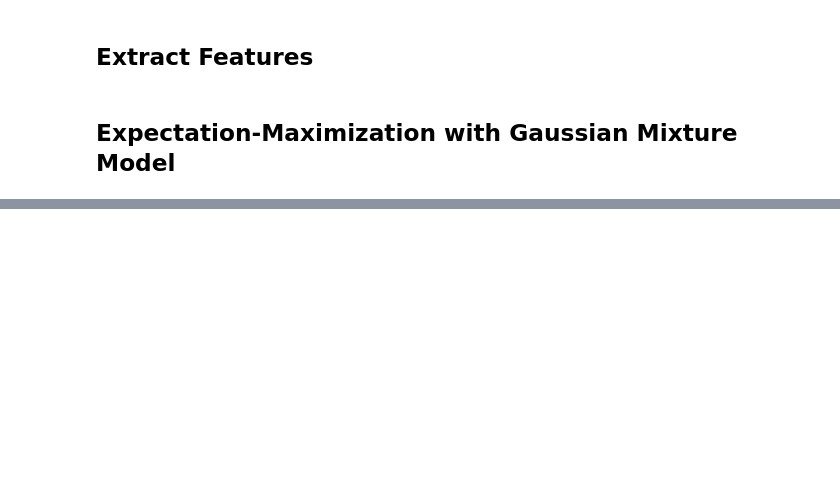
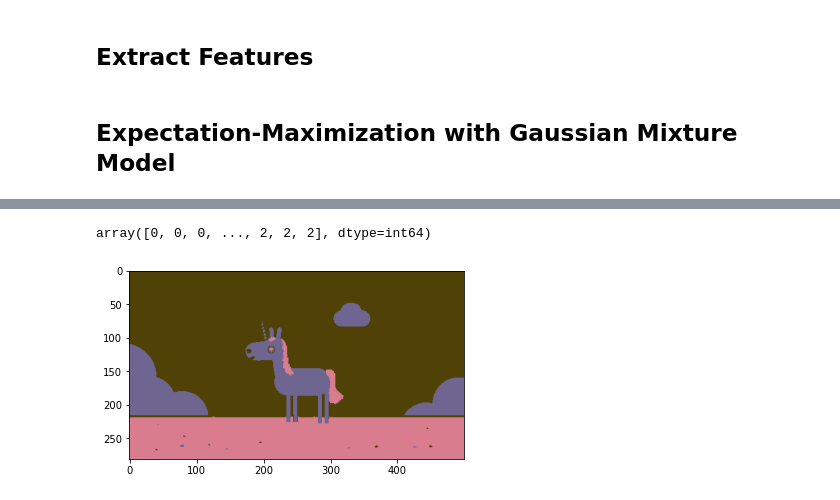
Before and after one commit to Xxxxhx/EM-image-seg, a Jupyter notebook: EM_Segmentation.ipynb, the cells around one changed output, grey strips where cells are left out. Cells and saved outputs as stored; diff of their text form; code cells hidden in the pictures; blank space fills up the shorter version.

```diff
--- a/EM_Segmentation.ipynb
+++ b/EM_Segmentation.ipynb
@@ -64,0 +81,13 @@ plt.imshow(clustered_img)
+# %%
+k=3
+from cluster import kMeanCluster
+kmc = kMeanCluster(k)
+feature = norm_and_extract_features(img, rgb_weight= 0.7)
+res = kmc.fit(feature).predict(feature)
+random_label_color = np.random.randint(256,size=(k,3))
+clustered_img = random_label_color[res].reshape(img.shape)
+plt.imshow(clustered_img)
+kmc.label_
+# %% [output]
+array([0, 0, 0, ..., 2, 2, 2], dtype=int64)
+[figure, added]
```
Also changed, not shown: parts of 8 cells of this notebook, 4 other files.
